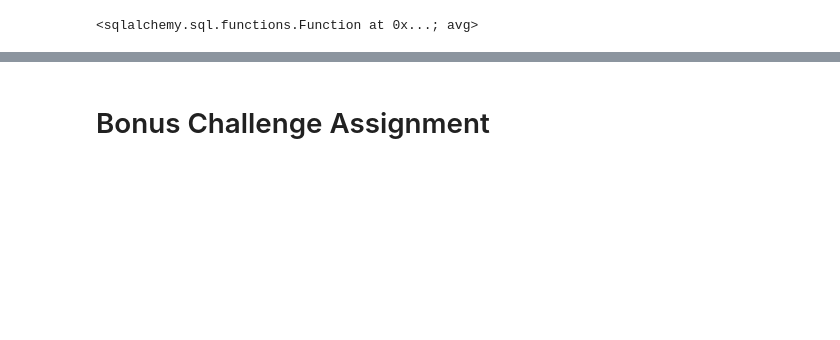
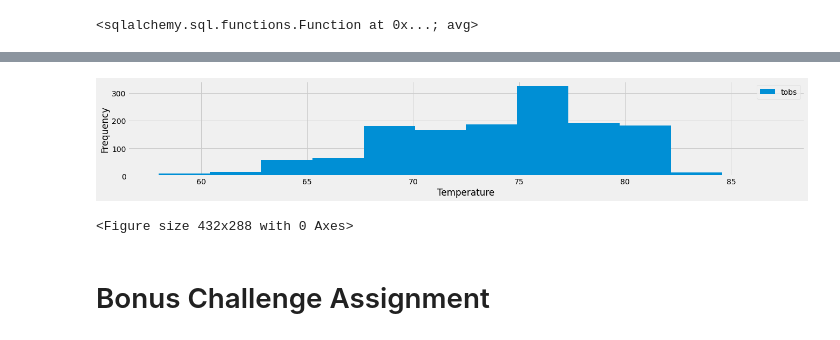
Before and after one commit to aidixon/sqlalchemy-challenge, a Jupyter notebook: app.py.ipynb, the cells around one changed output, grey strips where cells are left out. Saved outputs shown, nothing was run; the diff lists cells and outputs as text; code cells hidden in the pictures; blank space fills up the shorter version.

Commit message:
Histogram of temp

```diff
--- a/app.py.ipynb
+++ b/app.py.ipynb
@@ -282,7 +283,7 @@ func.avg(stations)
 # Choose the station with the highest number of temperature observations.
 # Query the last 12 months of temperature observation data for this station and plot the results as a histogram
 highest_temp = session.query(Station.station, Measurement.date, Measurement.tobs).\
-    filter_by(Station.station = 'USC00519523').\
-    filter_by(Measurement.date >= '2017-01-01')
-highest_temp
+    filter(Station.station == 'USC00519523').\
+    filter(Measurement.date >= '2017-01-01')
+highest_temp.all()
 # %% [output]
@@ -290,3 +307,13 @@ SyntaxError: keyword can't be an expression (<ipython-input-145-c576d7470798>, l
+# %%
+one_station_df = pd.DataFrame(highest_temp, columns=['station', 'date', 'tobs'])
+one_station_df
+one_station_df.plot(kind = "hist", bins = 12, figsize = (20,3))
+plt.xlabel("Temperature")
+plt.show()
+plt.savefig('Images/station_temps.png')
+# %% [output]
+[figure, added]
+<Figure size 432x288 with 0 Axes>
 # %% [markdown]
 # Bonus Challenge Assignment
 # %%
```
Also changed, not shown: parts of 3 cells of this notebook, 1 other file.
